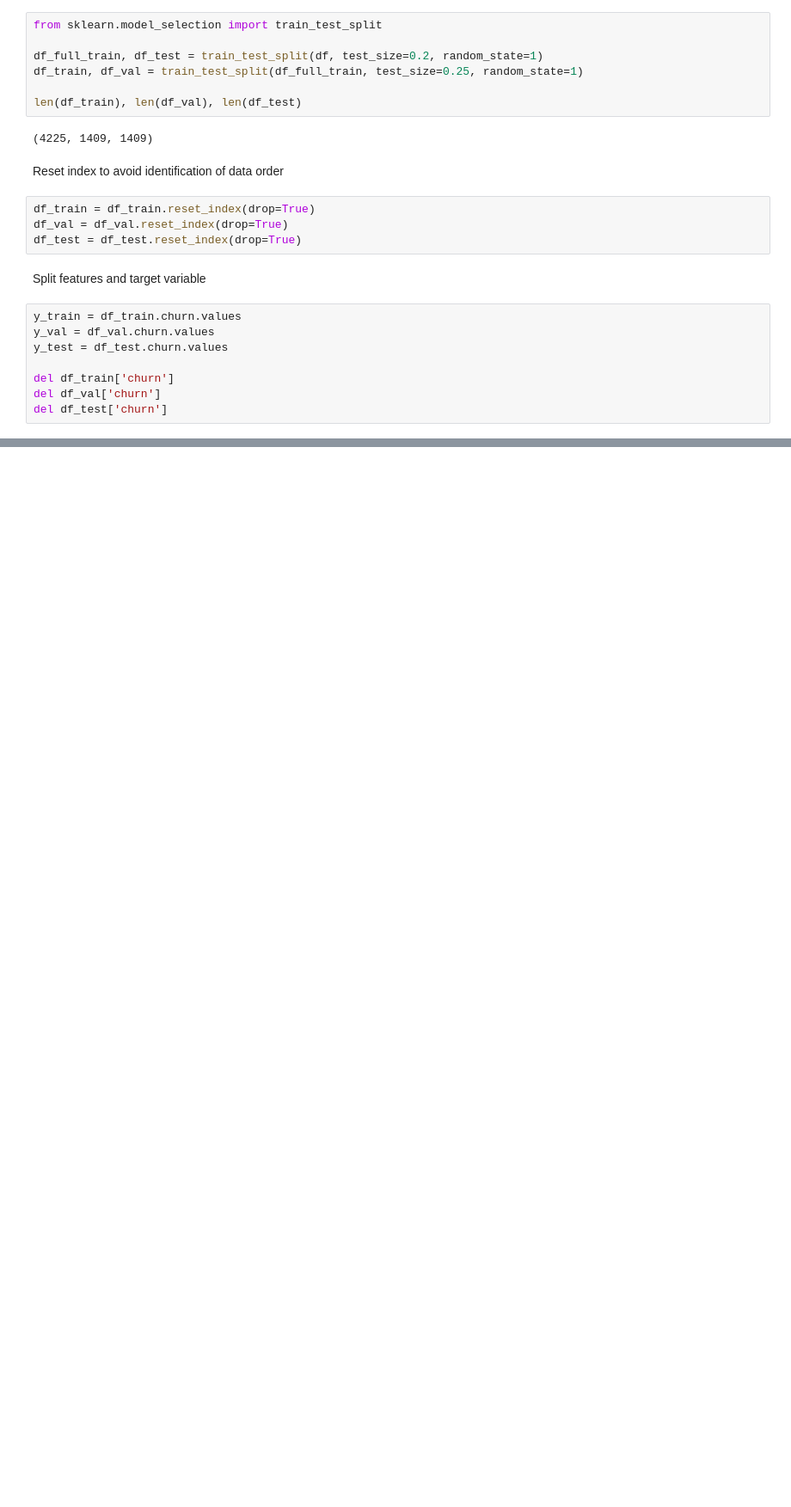
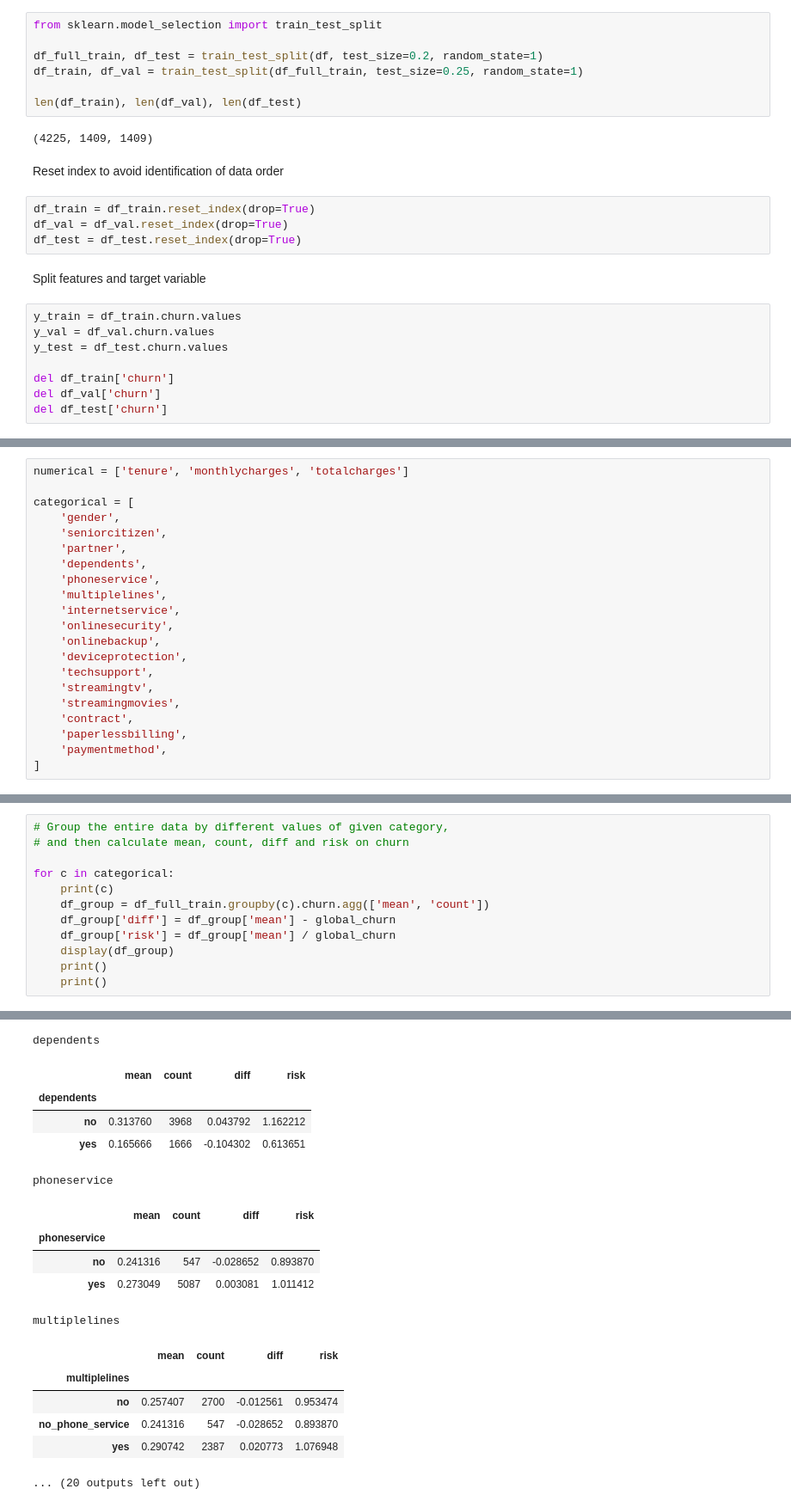
Before and after one commit to anshul-aggarwal/ML-zoomcamp-course, a Jupyter notebook: Week-03/churn_project.ipynb, the cells around one changed output, grey strips where cells are left out. Shown: that part at 86% size. Drawn from its saved outputs; the diff is of its cells as text; blank space fills up the shorter version.

```diff
--- a/Week-03/churn_project.ipynb
+++ b/Week-03/churn_project.ipynb
@@ -160,0 +211,21 @@ del df_test['churn']
+# %%
+numerical = ['tenure', 'monthlycharges', 'totalcharges']
+
+categorical = [
+    'gender',
+    'seniorcitizen',
+    'partner',
+    'dependents',
+    'phoneservice',
+    'multiplelines',
+    'internetservice',
+    'onlinesecurity',
+    'onlinebackup',
+    'deviceprotection',
+    'techsupport',
+    'streamingtv',
+    'streamingmovies',
+    'contract',
+    'paperlessbilling',
+    'paymentmethod',
+]
@@ -160,0 +318,13 @@ del df_test['churn']
+# %%
+# Group the entire data by different values of given category,
+# and then calculate mean, count, diff and risk on churn
+
+for c in categorical:
+    print(c)
+    df_group = df_full_train.groupby(c).churn.agg(['mean', 'count'])
+    df_group['diff'] = df_group['mean'] - global_churn
+    df_group['risk'] = df_group['mean'] / global_churn
+    display(df_group)
+    print()
+    print()
+# %% [output]
@@ -160,0 +346,17 @@ del df_test['churn']
+dependents
+|  | mean | count | diff | risk |
+| dependents |  |  |  |  |
+| no | 0.313760 | 3968 | 0.043792 | 1.162212 |
+| yes | 0.165666 | 1666 | -0.104302 | 0.613651 |
+phoneservice
+|  | mean | count | diff | risk |
+| phoneservice |  |  |  |  |
+| no | 0.241316 | 547 | -0.028652 | 0.893870 |
+| yes | 0.273049 | 5087 | 0.003081 | 1.011412 |
+multiplelines
+|  | mean | count | diff | risk |
+| multiplelines |  |  |  |  |
+| no | 0.257407 | 2700 | -0.012561 | 0.953474 |
+| no_phone_service | 0.241316 | 547 | -0.028652 | 0.893870 |
+| yes | 0.290742 | 2387 | 0.020773 | 1.076948 |
+... (20 outputs left out)
```
Also changed, not shown: parts of 28 cells of this notebook.
